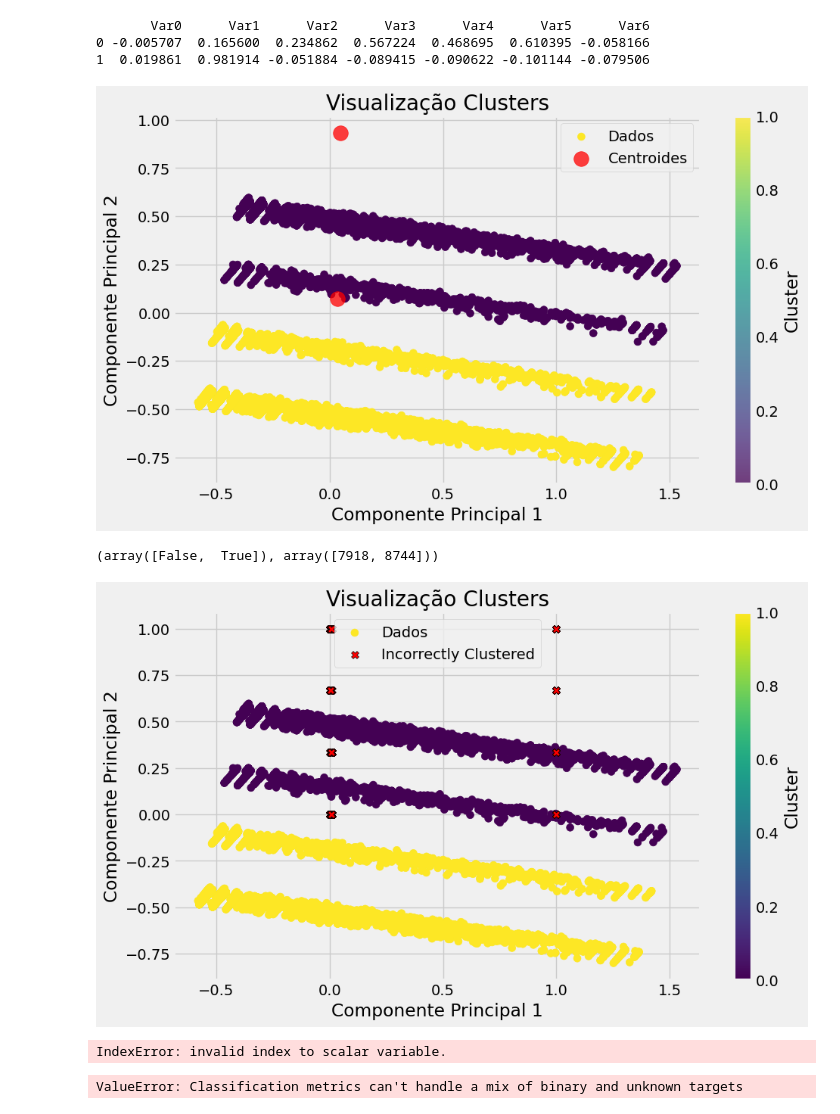
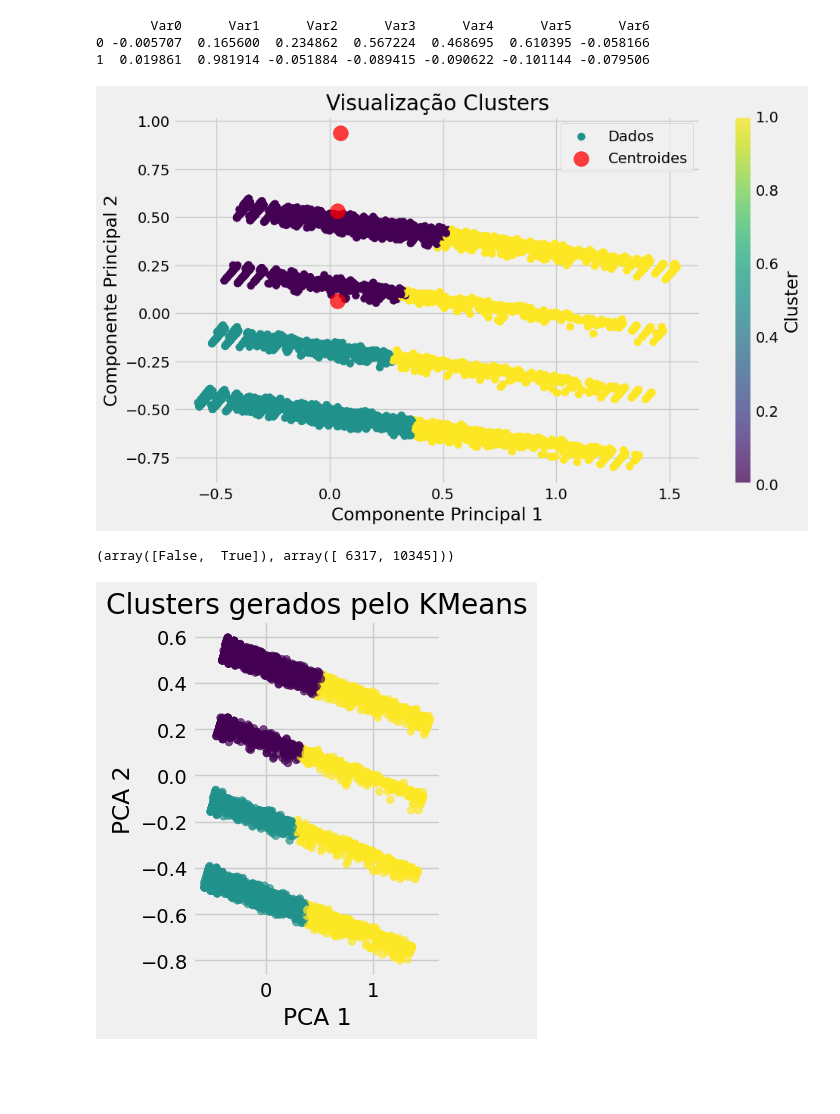
Before and after one commit to EduardoAVS/DepressaoPNS, a Jupyter notebook: KmeansPNS.ipynb, the cells around one changed output. Saved outputs shown, nothing was run; the diff lists cells and outputs as text; code cells hidden in the pictures; blank space fills up the shorter version.

Commit message:
Visualização de erros corrigida

```diff
--- a/KmeansPNS.ipynb
+++ b/KmeansPNS.ipynb
@@ -114,7 +114,7 @@ kl.elbow
 3
 # %%
 
-kmeans = KMeans(n_clusters = 2, init = 'k-means++', max_iter = 300, n_init = 10, random_state = 0)
+kmeans = KMeans(n_clusters = 3, init = 'k-means++', max_iter = 300, n_init = 10, random_state = 0)
 saida_kmeans = kmeans.fit_predict(Entrada)
 # %%
 from sklearn.decomposition import PCA
@@ -143,38 +143,20 @@ plt.colorbar(label='Cluster')
 plt.legend()
 plt.show()
 # %% [output]
-[figure, old version]
+[figure, new version]
 # %%
 incorrect = (saida_kmeans != y)
 # %%
 np.unique(incorrect, return_counts=True)
 # %% [output]
-(array([False,  True]), array([7918, 8744]))
+(array([False,  True]), array([ 6317, 10345]))
 # %%
-plt.figure(figsize=(10, 6))
-plt.scatter(array_2d[:, 0], array_2d[:, 1], c=saida_kmeans, cmap='viridis', s=50, label="Dados")
-plt.title("Visualização Clusters")
-plt.xlabel("Componente Principal 1")
-plt.ylabel("Componente Principal 2")
-plt.colorbar(label='Cluster')
-plt.scatter(Entrada[incorrect, 0], Entrada[incorrect, 1], marker='X', facecolors='red', edgecolors='black', s=50, label='Incorrectly Clustered')
-
-plt.legend()
+plt.subplot(1, 2, 1)
+plt.scatter(array_2d[:, 0], array_2d[:, 1], c=saida_kmeans, cmap='viridis', s=30, alpha=0.7)
+plt.title('Clusters gerados pelo KMeans')
+plt.xlabel('PCA 1')
+plt.ylabel('PCA 2')
+plt.tight_layout()
 plt.show()
 # %% [output]
-[figure, old version]
+[figure, new version]
-# %%
-from scipy.stats import mode
-import numpy as np
-
-
-label_map = {}
-for cluster in np.unique(saida_kmeans):
-    # Selecionar os rótulos reais pertencentes ao cluster atual
-    true_labels = y[saida_kmeans == cluster]
-    # Encontrar a moda (classe mais frequente)
-    if len(true_labels) > 0:  # Verificar se o cluster não está vazio
-        label_map[cluster] = mode(true_labels).mode[0]
-label_map
-# %% [output]
-IndexError: invalid index to scalar variable.
@@ -185,16 +162,0 @@ saida_kmeans_ajustada = np.vectorize(label_map.get)(saida_kmeans)
-# %%
-from sklearn.metrics import confusion_matrix, ConfusionMatrixDisplay, accuracy_score, precision_score, recall_score, f1_score
-
-# Matriz de confusão
-cm = confusion_matrix(y, saida_kmeans_ajustada)
-ConfusionMatrixDisplay(confusion_matrix=cm, display_labels=np.unique(y)).plot(cmap='viridis')
-plt.title("Matriz de Confusão: Clusters vs Classes Reais")
-plt.show()
-
-# Métricas de avaliação
-print(f"Acurácia: {accuracy_score(y, saida_kmeans_ajustada):.2f}")
-print(f"Precisão: {precision_score(y, saida_kmeans_ajustada):.2f}")
-print(f"Recall: {recall_score(y, saida_kmeans_ajustada):.2f}")
-print(f"F1-Score: {f1_score(y, saida_kmeans_ajustada):.2f}")
-# %% [output]
-ValueError: Classification metrics can't handle a mix of binary and unknown targets
```
Also changed, not shown: parts of 4 cells of this notebook.
